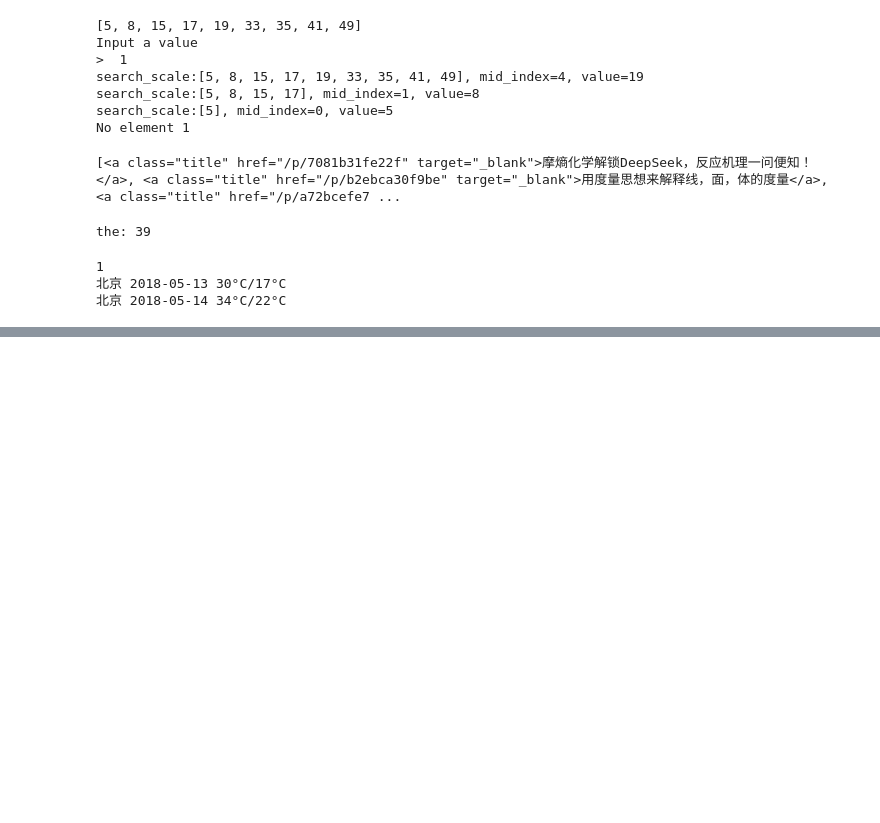
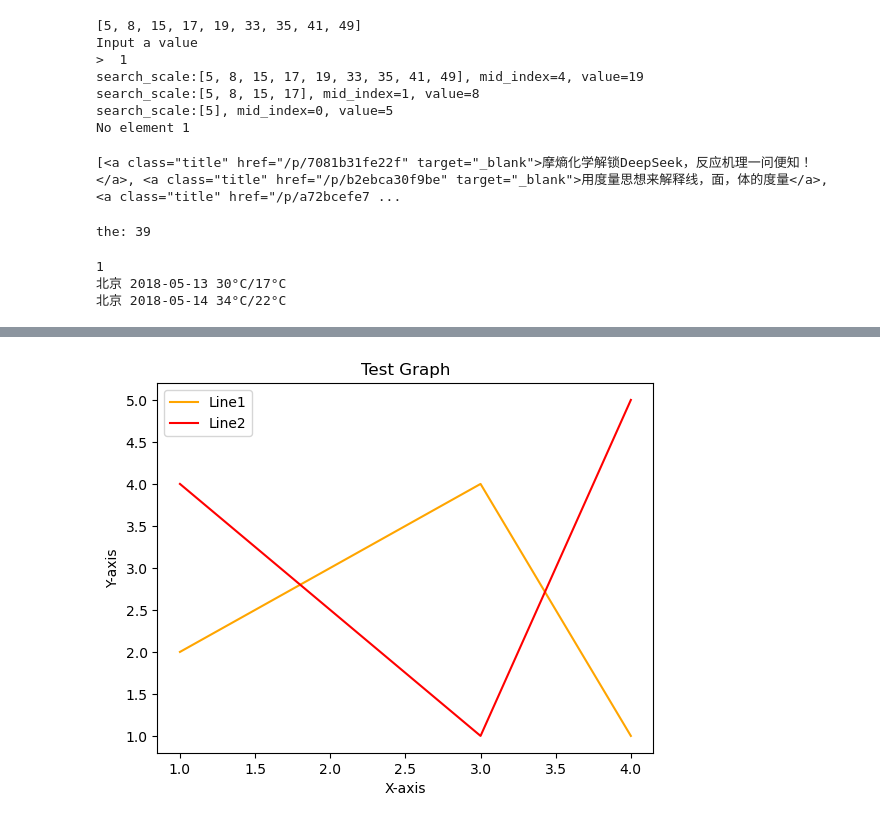
Before and after one commit to MemoryFactory/jupyter_basic, a Jupyter notebook: python_basic_exercises.ipynb, the cells around one changed output, grey strips where cells are left out. Drawn from its saved outputs; the diff is of its cells as text; code cells hidden in the pictures; blank space fills up the shorter version.

Commit message:
program 6.1-6.2

```diff
--- a/python_basic_exercises.ipynb
+++ b/python_basic_exercises.ipynb
@@ -119,0 +135,18 @@ print(data['result'][1]['citynm'], data['result'][1]['days'], data['result'][1][
+# %%
+# Program 6.1
+import matplotlib.pyplot as plt
+x1 = [1,3,4]
+y1 = [2,4,1]
+x2 = [1,3,4]
+y2 = [4,1,5]
+
+plt.plot(x1,y1,label='Line1',color='orange')
+plt.plot(x2,y2,label='Line2',color='red')
+
+plt.xlabel('X-axis')
+plt.ylabel('Y-axis')
+plt.title('Test Graph')
+plt.legend()
+plt.show()
+# %% [output]
+[figure, added]
```
Also changed, not shown: parts of 4 cells of this notebook.
